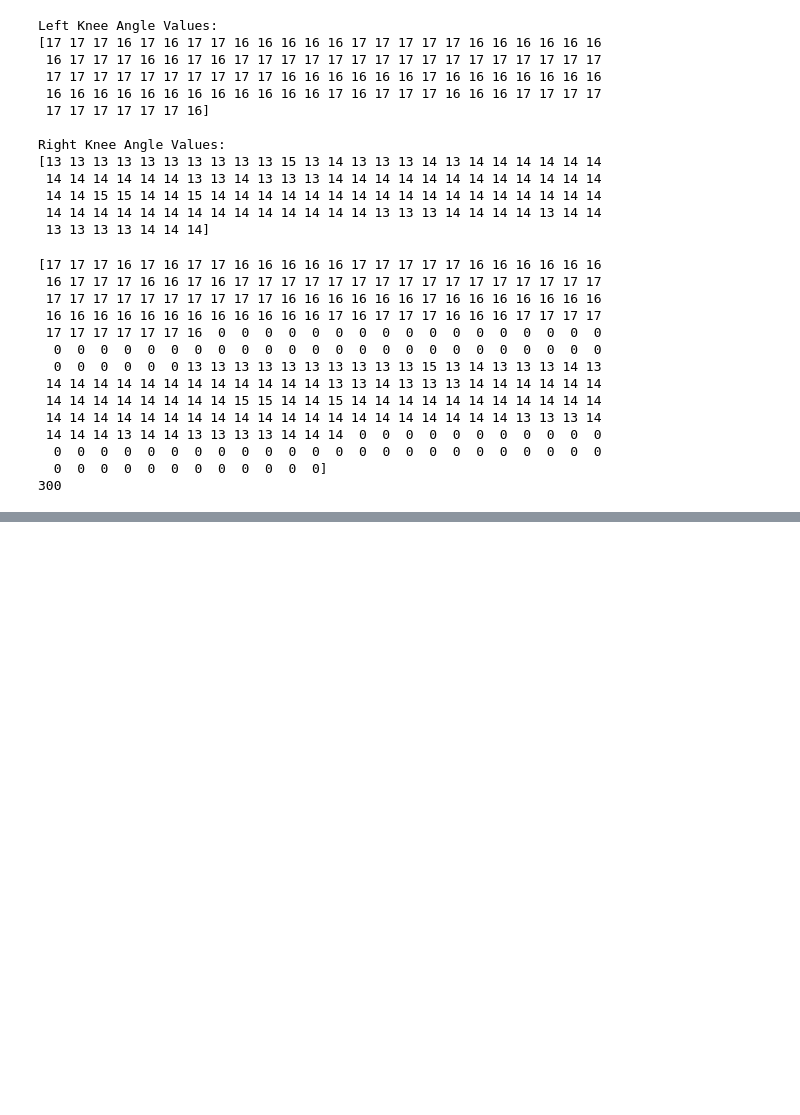
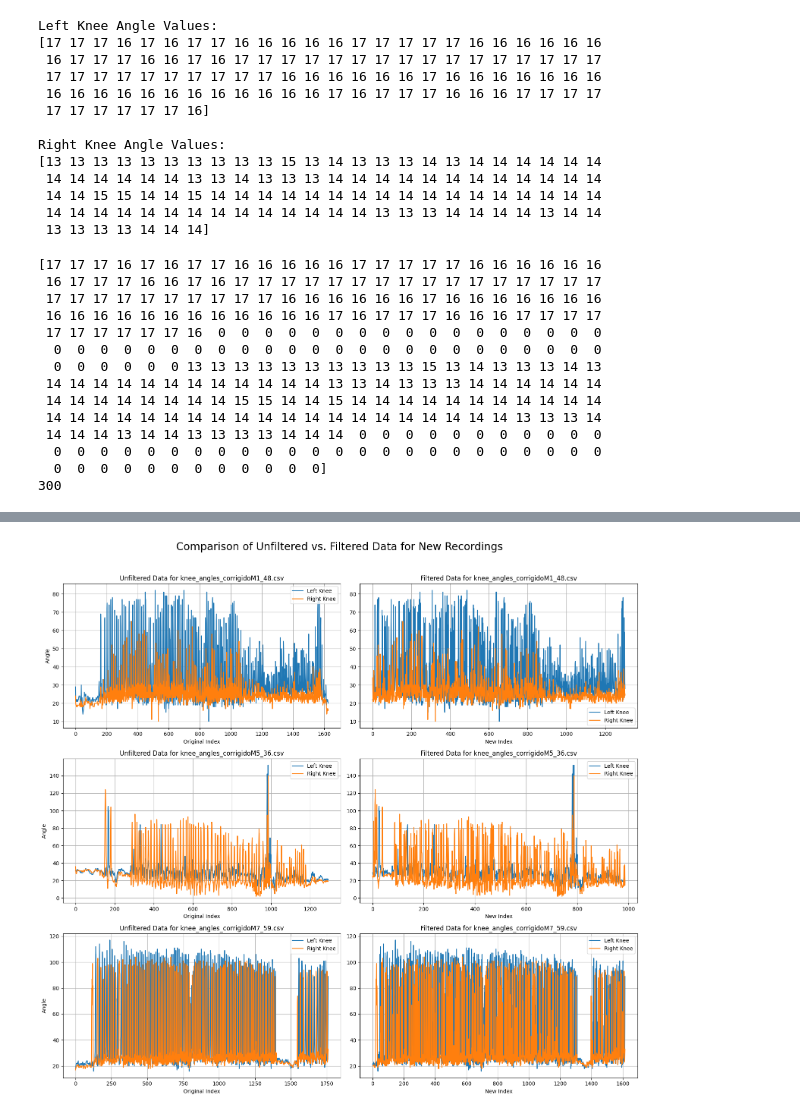
Before and after one commit to LGuilhermeRodrigues/walk-recordings-filter, a Jupyter notebook: walk_recordings_filter.ipynb, the cells around one changed output, grey strips where cells are left out. Cells and saved outputs as stored; diff of their text form; code cells hidden in the pictures; blank space fills up the shorter version.

```diff
--- a/walk_recordings_filter.ipynb
+++ b/walk_recordings_filter.ipynb
@@ -647,0 +651,20 @@ plt.show()
+# %%
+new_files = [
+    "knee_angles_corrigidoM1_48.csv",
+    "knee_angles_corrigidoM5_36.csv",
+    "knee_angles_corrigidoM7_59.csv"
+]
+
+new_unfiltered_dfs = [pd.read_csv(base_url + file) for file in new_files]
+new_unfiltered_dfs = [df.reset_index().rename(columns={'index': 'row_id'}) for df in new_unfiltered_dfs]
+
+new_ai_filtered_dfs = []
+for df in new_unfiltered_dfs:
+    ai_filtered_df = filter_blocks_with_ai_batch(df)
+
+    # Reset the index for the new filtered dataframe and rename the new index column
+    if not ai_filtered_df.empty:
+        ai_filtered_df = ai_filtered_df.reset_index(drop=True).reset_index().rename(columns={'index': 'new_row_id'})
+
+    # Add the processed DataFrame to our list
+    new_ai_filtered_dfs.append(ai_filtered_df)
@@ -647,0 +675,51 @@ plt.show()
+# %%
+import matplotlib.pyplot as plt
+
+# Create a figure and a set of subplots with 3 rows and 2 columns for the new files
+fig, axes = plt.subplots(nrows=3, ncols=2, figsize=(16, 15))
+
+# Loop through the new files
+for i in range(len(new_files)):
+    # Get the original and filtered data for the current new file
+    original_df = new_unfiltered_dfs[i]
+    filtered_df = new_ai_filtered_dfs[i]
+
+    # Determine the row for the current plot
+    row = i
+
+    # --- Plot Original Data ---
+    ax_orig = axes[row, 0]
+    ax_orig.plot(original_df['row_id'], original_df['kneeLangle'], label='Left Knee')
+    ax_orig.plot(original_df['row_id'], original_df['kneeRangle'], label='Right Knee')
+    ax_orig.set_title(f'Unfiltered Data for {new_files[i]}')
+    ax_orig.set_xlabel('Original Index')
+    ax_orig.set_ylabel('Angle')
+    ax_orig.legend()
+    ax_orig.grid(True)
+
+    # --- Plot Filtered Data ---
+    ax_filt = axes[row, 1]
+    # Check if the filtered DataFrame has any data to plot
+    if not filtered_df.empty:
+        ax_filt.plot(filtered_df['new_row_id'], filtered_df['kneeLangle'], label='Left Knee')
+        ax_filt.plot(filtered_df['new_row_id'], filtered_df['kneeRangle'], label='Right Knee')
+        ax_filt.set_title(f'Filtered Data for {new_files[i]}')
+        ax_filt.set_xlabel('New Index')
+        ax_filt.legend()
+    else:
+        # If there's no data, just display a title
+        ax_filt.set_title(f'Filtered Data for {new_files[i]} (No valid blocks)')
+        # Hide the axes ticks if the plot is empty
+        ax_filt.set_xticks([])
+        ax_filt.set_yticks([])
+
+    ax_filt.grid(True)
+
+# Add a main title for the entire figure
+fig.suptitle('Comparison of Unfiltered vs. Filtered Data for New Recordings', fontsize=20)
+
+# Adjust layout to prevent titles and labels from overlapping
+plt.tight_layout(rect=[0, 0, 1, 0.96])
+plt.show()
+# %% [output]
+[figure, added]
```
Also changed, not shown: parts of 8 cells of this notebook.
